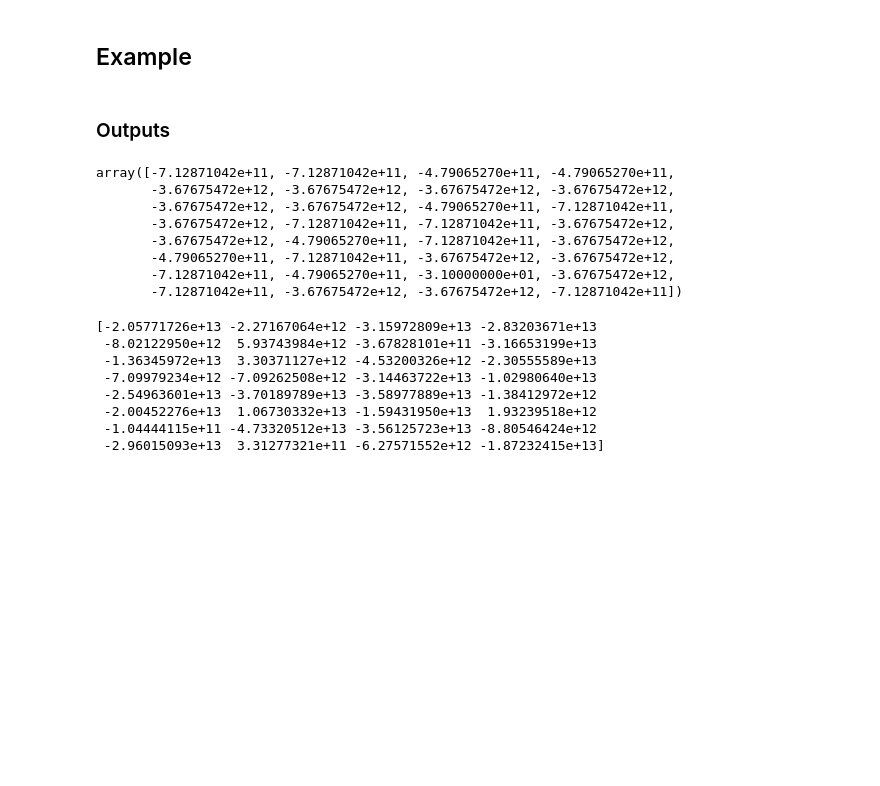
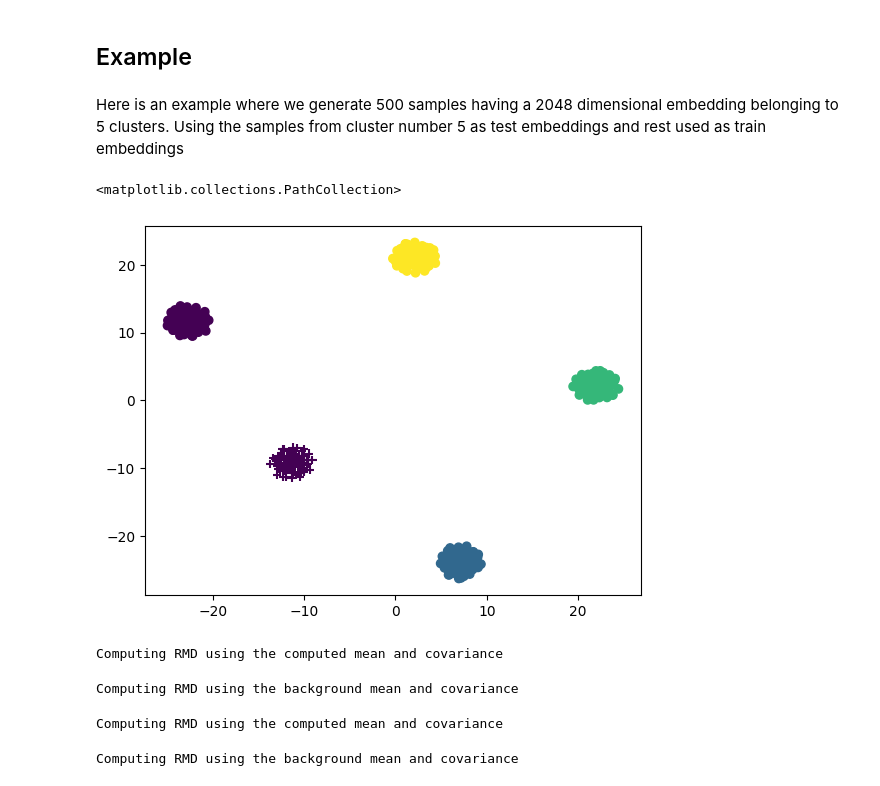
Before and after one commit to yashwiai/ood_detection, a Jupyter notebook: 00_core.ipynb, the cells around one changed output. Saved outputs shown, nothing was run; the diff lists cells and outputs as text; code cells hidden in the pictures; blank space fills up the shorter version.

Commit message:
Added new example

```diff
--- a/00_core.ipynb
+++ b/00_core.ipynb
@@ -127,3 +136,29 @@ train_labels = np.random.randint(low=0, high=5, size=(32,))
+# %% [markdown]
+Here is an example where we generate 500 samples having a 2048 dimensional embedding belonging to 5 clusters. Using the samples from cluster number 5 as test embeddings and rest used as train embeddings
+# %%
+n_samples = 500
+n_centers = 5
+n_features = 2048
+
+x, y = make_blobs(n_samples=n_samples, n_features=n_features, centers=n_centers, random_state=0)
+# %%
+train_embedding = x[np.where(y != (n_centers - 1))]
+train_labels = y[np.where(y != (n_centers - 1))]
+
+test_embedding = x[np.where(y == (n_centers - 1))]
+test_labels = y[np.where(y == (n_centers - 1))]
+# %%
+#| filter_stream warnings.warn FutureWarning
+tsne = TSNE(n_components=2).fit_transform(x)
+
+x_train_tsne = tsne[np.where(y != (n_centers - 1))]
+x_test_tsne = tsne[np.where(y == (n_centers - 1))]
+
+plt.scatter(x_train_tsne[:, 0], x_train_tsne[:, 1], marker="o", c=train_labels)
+plt.scatter(x_test_tsne[:, 0], x_test_tsne[:, 1], marker="+", c=test_labels)
+# %% [output]
+<matplotlib.collections.PathCollection>
+[figure, added]
 # %%
 test_eq(type(train_embedding), np.ndarray) # check that embeddings are a numpy array
 test_eq(type(train_labels), np.ndarray) # check that labels are numpy array
@@ -144,29 +179,16 @@ test_eq(ood.means_bg.shape[1], train_embedding.shape[1])
 
 test_eq(ood.covariance_bg.shape[0], train_embedding.shape[1])
 test_eq(ood.covariance_bg.shape[1], train_embedding.shape[1])
-# %% [markdown]
-### Outputs
 # %%
-ood.compute_rmd(train_embedding) # testing on the train embedding itself
+#| output: false
+# testing on the train embedding itself
+in_distribution_rmd = ood.compute_rmd(train_embedding)
 # %% [output]
-array([-7.12871042e+11, -7.12871042e+11, -4.79065270e+11, -4.79065270e+11,
-       -3.67675472e+12, -3.67675472e+12, -3.67675472e+12, -3.67675472e+12,
-       -3.67675472e+12, -3.67675472e+12, -4.79065270e+11, -7.12871042e+11,
-       -3.67675472e+12, -7.12871042e+11, -7.12871042e+11, -3.67675472e+12,
-       -3.67675472e+12, -4.79065270e+11, -7.12871042e+11, -3.67675472e+12,
-       -4.79065270e+11, -7.12871042e+11, -3.67675472e+12, -3.67675472e+12,
-       -7.12871042e+11, -4.79065270e+11, -3.10000000e+01, -3.67675472e+12,
-       -7.12871042e+11, -3.67675472e+12, -3.67675472e+12, -7.12871042e+11])
+Computing RMD using the computed mean and covariance
+Computing RMD using the background mean and covariance
-# %%
-test_embedding = np.random.standard_normal((32, 2048)) # test embedding from same distribution
-scores = ood.compute_rmd(test_embedding)
-print(scores)
-# %% [output]
-[-2.05771726e+13 -2.27167064e+12 -3.15972809e+13 -2.83203671e+13
- -8.02122950e+12  5.93743984e+12 -3.67828101e+11 -3.16653199e+13
- -1.36345972e+13  3.30371127e+12 -4.53200326e+12 -2.30555589e+13
- -7.09979234e+12 -7.09262508e+12 -3.14463722e+13 -1.02980640e+13
- -2.54963601e+13 -3.70189789e+13 -3.58977889e+13 -1.38412972e+12
- -2.00452276e+13  1.06730332e+13 -1.59431950e+13  1.93239518e+12
- -1.04444115e+11 -4.73320512e+13 -3.56125723e+13 -8.80546424e+12
- -2.96015093e+13  3.31277321e+11 -6.27571552e+12 -1.87232415e+13]
+# %%
+#| output: false
+ood_rmd = ood.compute_rmd(test_embedding)
+# %% [output]
+Computing RMD using the computed mean and covariance
+Computing RMD using the background mean and covariance
```
Also changed, not shown: parts of 10 cells of this notebook, 4 other files.
